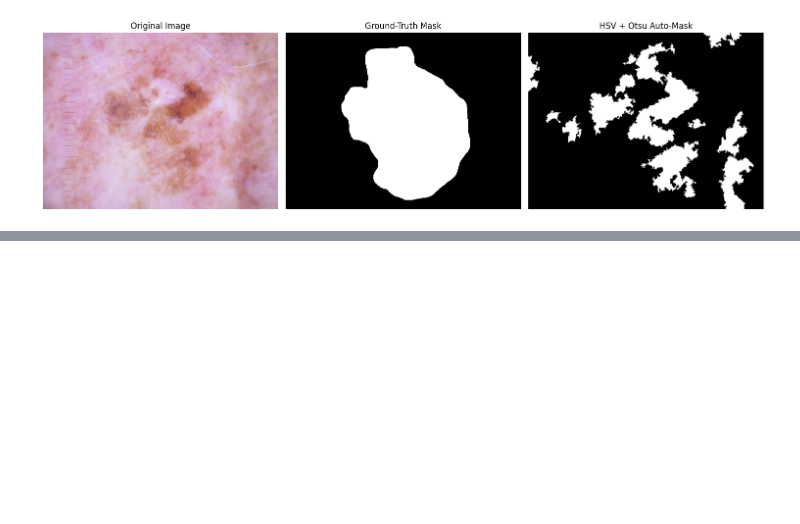
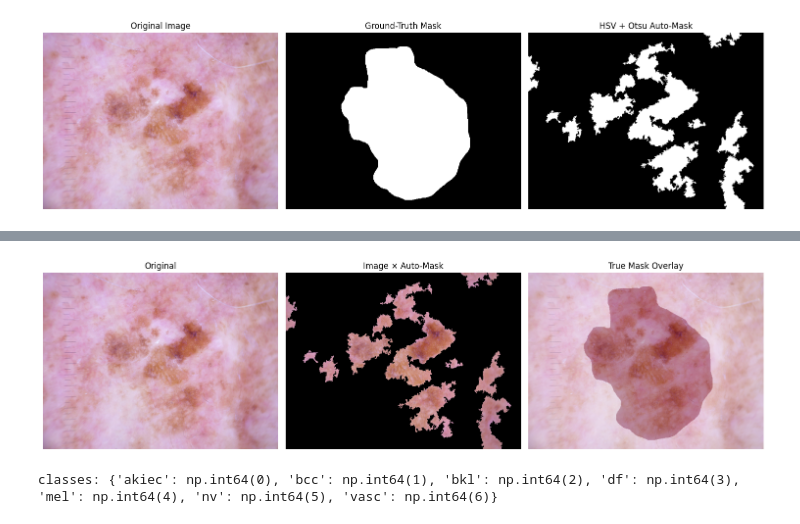
Before and after one commit to elenaajayi/Computer-Vision-Fundamentals---CUS-754, a Jupyter notebook: Capstone_Project/Project.ipynb, the cells around one changed output, grey strips where cells are left out. Saved outputs shown, nothing was run; the diff lists cells and outputs as text; code cells hidden in the pictures; blank space fills up the shorter version.

```diff
--- a/Capstone_Project/Project.ipynb
+++ b/Capstone_Project/Project.ipynb
@@ -49,8 +85,10 @@ Total records: 10015
 Images missing: 0
 Masks  missing: 0
 # %%
+idx = 0
 img = np.array(Image.open(meta_data_df.loc[0, 'image_path']))
-mask = np.array(Image.open(meta_data_df.loc[0, 'mask_path']))
-print(f"Original shapes: {img.shape} (H×W×3), {mask.shape} (H×W)")
+true_mask = np.array(Image.open(meta_data_df.loc[0, 'mask_path']))
+print(f"Original shapes: {img.shape} (H×W×3), {true_mask.shape} (H×W)")
+print(" True mask shape:", true_mask.shape, "(H×W)")
 # %% [output]
 Original shapes: (450, 600, 3) (H×W×3), (450, 600) (H×W)
@@ -98,0 +154,68 @@ masked_img[auto_mask == 0] = 0
+# %%
+# compare original, masked, and overlay of true mask
+fig, axes = plt.subplots(1, 3, figsize=(15, 5))
+axes[0].imshow(img)
+axes[0].set_title("Original")
+axes[0].axis('off')
+
+axes[1].imshow(masked_img)
+axes[1].set_title("Image × Auto-Mask")
+axes[1].axis('off')
+
+axes[2].imshow(img)
+axes[2].imshow(true_mask, cmap='Reds', alpha=0.3)
+axes[2].set_title("True Mask Overlay")
+axes[2].axis('off')
+
+plt.tight_layout()
+plt.show()
+# %% [output]
+[figure, added]
+# %%
+#we want to make sure the dx string labels are encoded as integers
+
+from sklearn.preprocessing import LabelEncoder
+label_encoder = LabelEncoder()
+meta_data_df['dx'] = label_encoder.fit_transform(meta_data_df['dx'])
+print("classes:", dict(zip(label_encoder.classes_, label_encoder.transform(label_encoder.classes_))))
+
+
+#want a uniform size and to naormalize
+#resizing everything tob 224x224 and scale pixels to [0,1]
+
+img_size = (224, 224)
+
+#fucntion to preprocess
+def preprocess_row(row):
+  #let's load the img and the mask...
+  img = Image.open(row['image_path']).convert('RGB')
+  mask = Image.open(row['mask_path']).convert('L')
+
+  #convert img to numpy array
+  img = np.array(img)
+  mask = np.array(mask)
+
+  #resize - for cv2 wxh are resized
+  img = cv2.resize(img, img_size)
+  mask = cv2.resize(mask, img_size)
+
+  #normalize images and we will binarize mask
+
+  img = img.astype(np.float32) / 255.0
+  mask = (mask > 127).astype(np.float32) # encode the. non-bl;ack sections to 1.0
+
+  #we converted the dx columns to integers, so pull it out
+  label = float(row['dx'])
+
+  return img, mask, label
+
+  #lets see how it pans out on the first row....
+  sample_img, sample_mask, sample_label = preprocess_row(meta_data_df.iloc[0])
+  print("→ img:",  sample_img.shape, sample_img.min(), sample_img.max())
+  print("→ mask:", sample_mask.shape, np.unique(sample_mask))
+  print("→ lbl:",  sample_lbl)
+
+  #Ground-truth (GT) → human annotation, saved as PNGs.
+  #Auto-mask → algorithmic estimate (HSV channel + Otsu threshold + morphological cleanup).
+# %% [output]
+classes: {'akiec': np.int64(0), 'bcc': np.int64(1), 'bkl': np.int64(2), 'df': np.int64(3), 'mel': np.int64(4), 'nv': np.int64(5), 'vasc': np.int64(6)}
```
Also changed, not shown: parts of 11 cells of this notebook.
